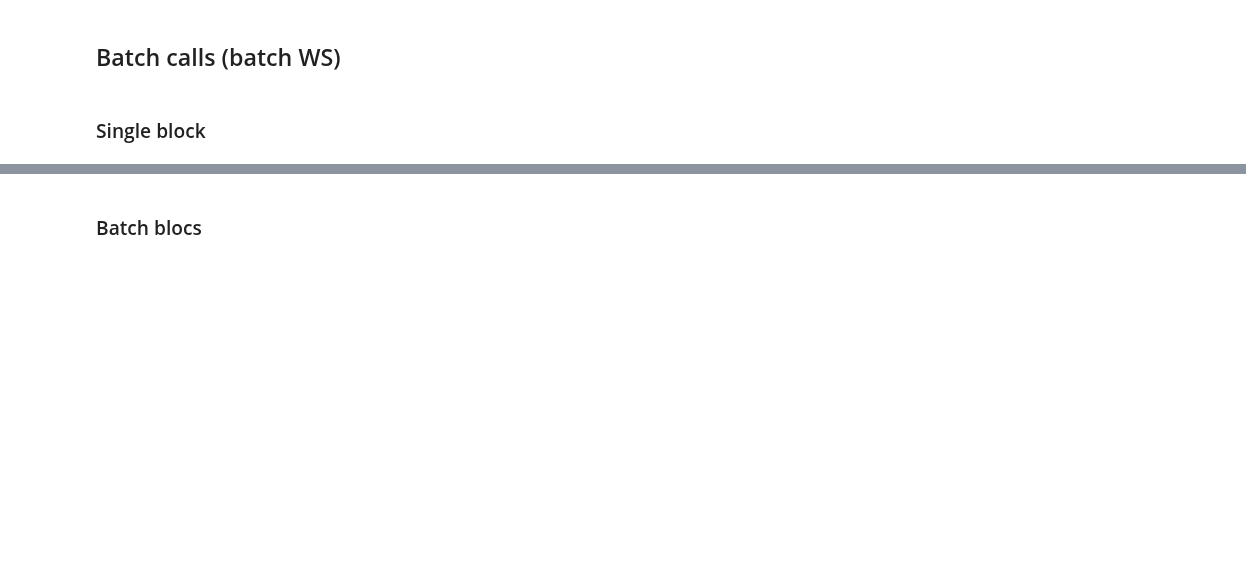
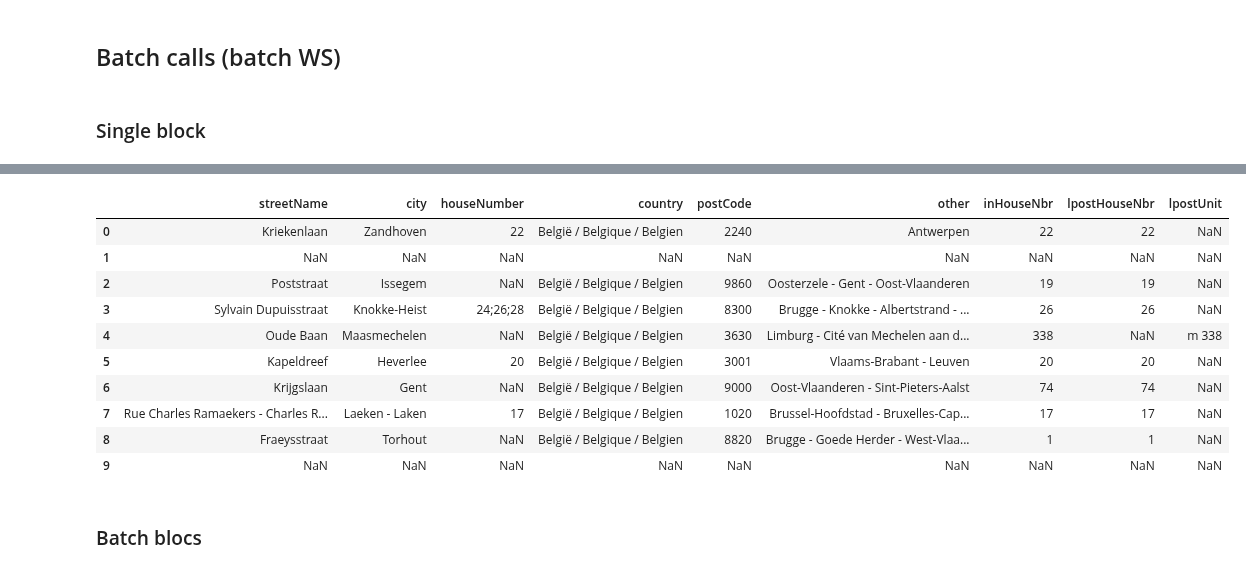
Before and after one commit to SmalsResearch/NominatimWrapper, a Jupyter notebook: AddressCleanserREST_test.ipynb, the cells around one changed output, grey strips where cells are left out. Saved outputs shown, nothing was run; the diff lists cells and outputs as text; code cells hidden in the pictures; blank space fills up the shorter version.

```diff
--- a/AddressCleanserREST_test.ipynb
+++ b/AddressCleanserREST_test.ipynb
@@ -297,3 +498,17 @@ addresses_batch
+# %%
+output["output"]
+# %% [output]
+|  | streetName | city | houseNumber | country | postCode | other | inHouseNbr | lpostHouseNbr | lpostUnit |
+| 0 | Kriekenlaan | Zandhoven | 22 | België / Belgique / Belgien | 2240 | Antwerpen | 22 | 22 | NaN |
+| 1 | NaN | NaN | NaN | NaN | NaN | NaN | NaN | NaN | NaN |
+| 2 | Poststraat | Issegem | NaN | België / Belgique / Belgien | 9860 | Oosterzele - Gent - Oost-Vlaanderen | 19 | 19 | NaN |
+| 3 | Sylvain Dupuisstraat | Knokke-Heist | 24;26;28 | België / Belgique / Belgien | 8300 | Brugge - Knokke - Albertstrand - ... | 26 | 26 | NaN |
+| 4 | Oude Baan | Maasmechelen | NaN | België / Belgique / Belgien | 3630 | Limburg - Cité van Mechelen aan d... | 338 | NaN | m 338 |
+| 5 | Kapeldreef | Heverlee | 20 | België / Belgique / Belgien | 3001 | Vlaams-Brabant - Leuven | 20 | 20 | NaN |
+| 6 | Krijgslaan | Gent | NaN | België / Belgique / Belgien | 9000 | Oost-Vlaanderen - Sint-Pieters-Aalst | 74 | 74 | NaN |
+| 7 | Rue Charles Ramaekers - Charles R... | Laeken - Laken | 17 | België / Belgique / Belgien | 1020 | Brussel-Hoofdstad - Bruxelles-Cap... | 17 | 17 | NaN |
+| 8 | Fraeysstraat | Torhout | NaN | België / Belgique / Belgien | 8820 | Brugge - Goede Herder - West-Vlaa... | 1 | 1 | NaN |
+| 9 | NaN | NaN | NaN | NaN | NaN | NaN | NaN | NaN | NaN |
 # %%
 addresses_batch.placeRank.fillna("none").value_counts()
 # %%
```
Also changed, not shown: parts of 37 cells of this notebook, 8 other files.
